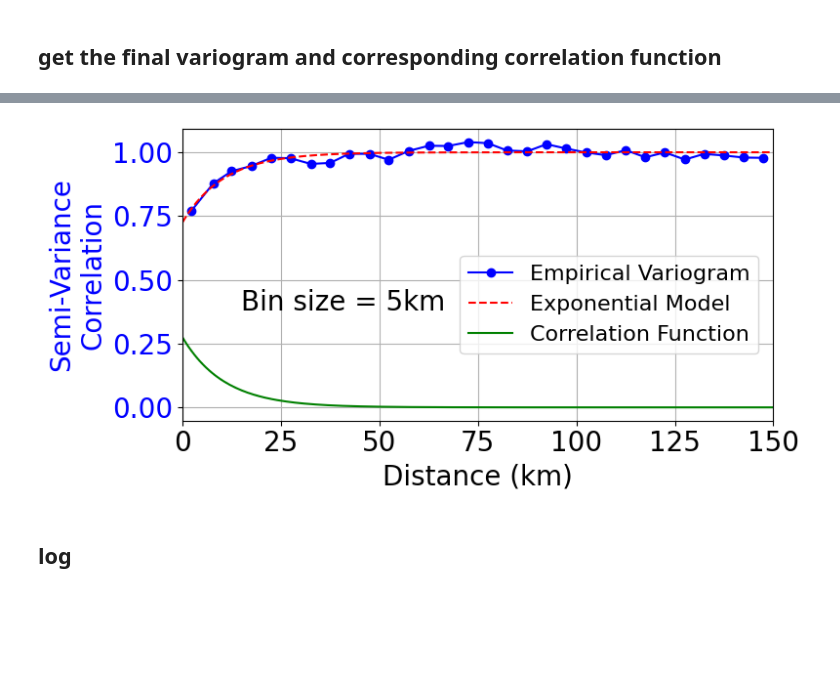
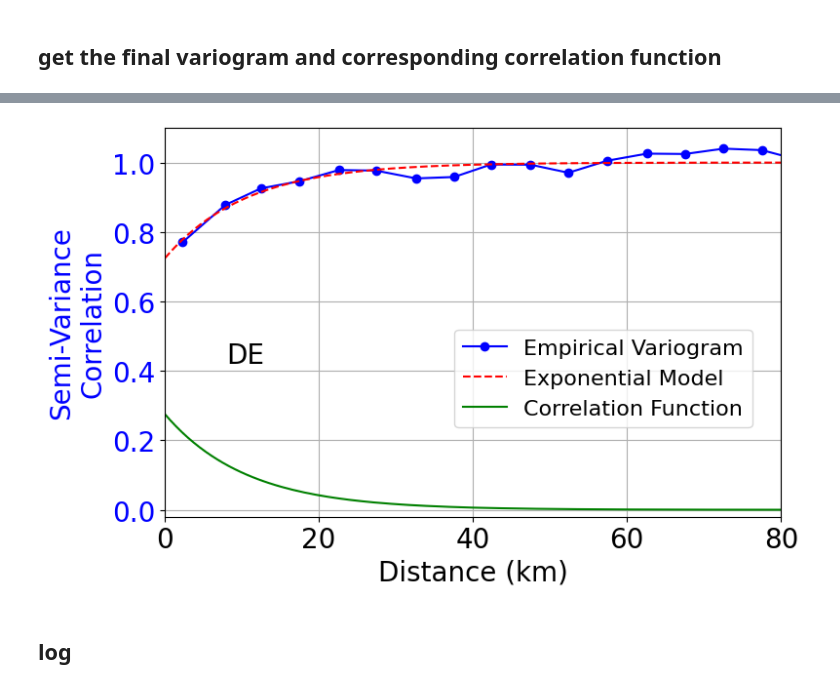
Before and after one commit to Meng2077/trend-with-uncertainty, a Jupyter notebook: 10a_calc.vario_de.ipynb, the cells around one changed output, grey strips where cells are left out. Cells and saved outputs as stored; diff of their text form; code cells hidden in the pictures; blank space fills up the shorter version.

Commit message:
finish the plots

```diff
--- a/10a_calc.vario_de.ipynb
+++ b/10a_calc.vario_de.ipynb
@@ -256,33 +277,33 @@ correlation_values = 1-exponential_model(h_vals, *params_exponential)/params_exp
 # %%
-fig, ax1 = plt.subplots(figsize=(8,4))
+fig, ax1 = plt.subplots(figsize=(8,5))
 
 ax1.plot(filtered_distances, filtered_variograms, marker='o', linestyle='-', color='b', label='Empirical Variogram')
 ax1.plot(h_vals, fitted_variogram_exponential, linestyle='--', color='r', label='Exponential Model')
 ax1.plot(h_vals, correlation_values, linestyle='-', color='green', label='Correlation Function')
 ax1.set_xlabel('Distance (km)', fontsize=20)
 ax1.set_ylabel('Semi-Variance\nCorrelation', color='b', fontsize=20)  # Shared y-axis label
 ax1.tick_params(axis='y', labelcolor='b', labelsize=20)
 ax1.tick_params(axis='x', labelsize=20)
-ax1.text(0.1, 0.45, f'Bin size = {bins_size}km',
+ax1.text(0.1, 0.45, f'DE',
          ha='left', va='top', transform=ax1.transAxes, fontsize=20)  # Adjusted text position, \nSill = {params_exponential[1]:.3f}
 ax1.grid(True)
-ax1.set_xlim([0, ts])
-# ax1.set_ylim([-0.2,1.2])
+ax1.set_xlim([0, 80])
+ax1.set_ylim([-0.02,1.1])
 
 # ax2 = ax1.twinx()
 # ax2.bar(bin_center[mask_tc], binned_number[mask_tc], width=3.5, alpha=0.2, color='r', label='Histogram')
 # ax2.set_ylabel('Count of data pairs', color='r', fontsize=20)
 # ax2.tick_params(axis='y', labelcolor='r', labelsize=20)
 
 # lines_1, labels_1 = ax1.get_legend_handles_labels()
 # lines_2, labels_2 = ax2.get_legend_handles_labels()
 # ax1.legend(lines_1 + lines_2, labels_1 + labels_2, loc=(0.51,0.23), fontsize=15, facecolor='white', edgecolor='black', framealpha=1)
 plt.legend(fontsize=16, loc=(0.47,0.23))
 plt.tight_layout()
 plt.savefig(f'./figure/plot_agg_variogram.de.svg', bbox_inches='tight')
 plt.show()
 # %% [output]
-[figure, old version]
+[figure, new version]
 # %% [markdown]
 ## log
 # %%
```
Also changed, not shown: parts of 6 cells of this notebook, 7 other files.
